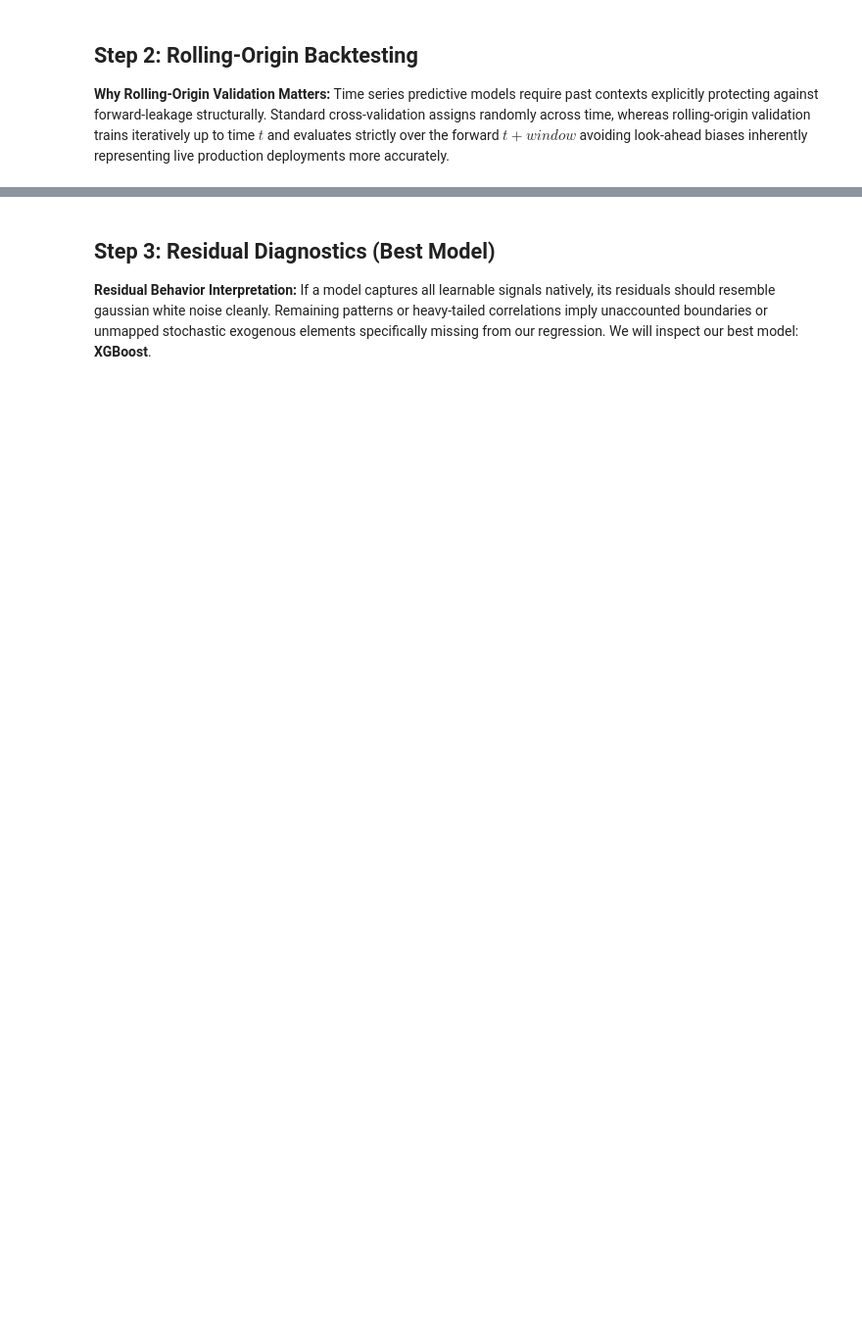
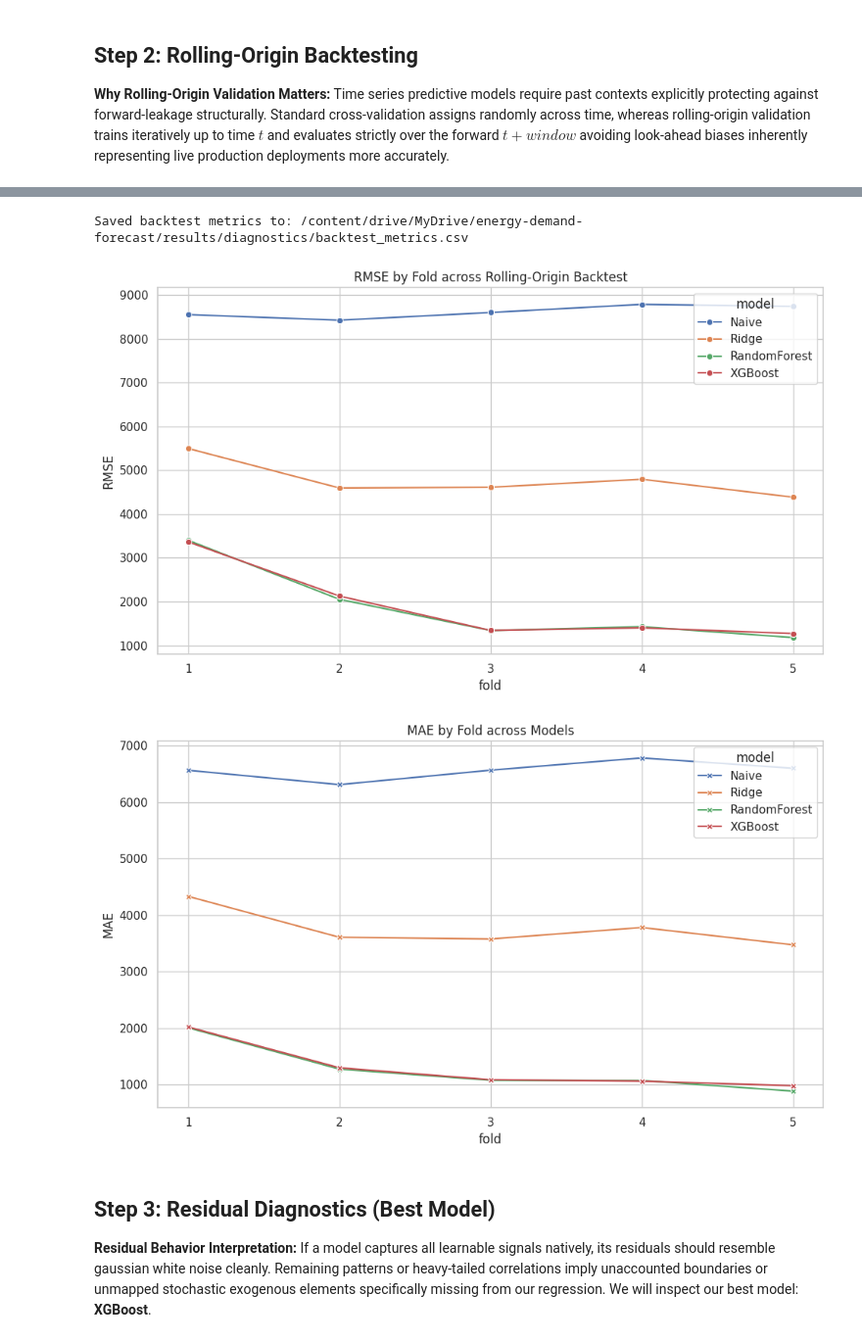
Before and after one commit to lburdman/energy-demand-forecast, a Jupyter notebook: notebooks/05_statistical_validation.ipynb, the cells around one changed output, grey strips where cells are left out. Shown at 98% size. Saved outputs shown, nothing was run; the diff lists cells and outputs as text; code cells hidden in the pictures; blank space fills up the shorter version.

Commit message:
feat: Implement 5-fold rolling-origin backtesting with GPU-accelerated models, and add an agent brief and notebook generation script.

```diff
--- a/notebooks/05_statistical_validation.ipynb
+++ b/notebooks/05_statistical_validation.ipynb
@@ -41,6 +59,10 @@ We rebuild the feature table using the `src.features` pipeline on the OPSD datas
 # %%
 DRIVE_ROOT = "/content/drive/MyDrive/energy-demand-forecast"
 paths = data_loader.get_drive_paths(DRIVE_ROOT)
+paths['diagnostics'] = os.path.join(DRIVE_ROOT, 'results', 'diagnostics')
+
+# Add a diagnostics path
+paths['diagnostics'] = os.path.join(DRIVE_ROOT, 'results', 'diagnostics')
 
 # Load data using existing loader
 print("Loading raw OPSD data...")
@@ -49,7 +71,7 @@ df_clean = data_loader.basic_cleaning(df_raw)
 
 # Rebuild features
 print("Rebuilding feature table...")
-feature_cols, Xy_df = features.build_feature_table(df_clean)
+Xy_df, feature_cols = features.build_feature_table(df_clean)
 
 # Drop any accidental infinite values or NaNs resulting from shifts
 Xy_df = Xy_df.replace([np.inf, -np.inf], np.nan).dropna()
@@ -65,58 +167,31 @@ print(f"Data ready. Train shape: {X_train.shape}, Test shape: {X_test.shape}")
 # %%
-# We define our target columns and model architectures natively
-target_col = 'y'
-train_funcs = {
-    'Naive': None,  # Doesn't need a train function
-    'Ridge': models.train_ridge,
-    'RandomForest': models.train_random_forest,
-    'XGBoost': models.train_xgboost
-}
-
-predict_funcs = {
-    'Naive': models.predict_naive_lag24,
-    'Ridge': lambda m, x: m.predict(x),
-    'RandomForest': lambda m, x: m.predict(x),
-    'XGBoost': lambda m, x: m.predict(x)
-}
-
-test_window = 720 # ~30 days
-n_folds = 5
-
-print(f"Executing {n_folds}-fold rolling-origin backtest...")
-backtest_results = validation.rolling_origin_backtest(
-    df=Xy_df,
-    target_col=target_col,
-    train_funcs=train_funcs,
-    predict_funcs=predict_funcs,
-    test_window=test_window,
-    n_folds=n_folds
-)
-
-display(backtest_results.groupby('model')[['RMSE', 'MAE', 'MAPE']].mean())
-
 # Save metrics
 os.makedirs(paths['diagnostics'], exist_ok=True)
 backtest_path = os.path.join(paths['diagnostics'], 'backtest_metrics.csv')
 backtest_results.to_csv(backtest_path, index=False)
 print(f"Saved backtest metrics to: {backtest_path}")
 
 # Plot RMSE per fold
 plt.figure(figsize=(10, 6))
 sns.lineplot(data=backtest_results, x='fold', y='RMSE', hue='model', marker='o')
 plt.title('RMSE by Fold across Rolling-Origin Backtest')
 plt.xticks(range(1, n_folds + 1))
 plt.tight_layout()
 plt.savefig(os.path.join(paths['diagnostics'], 'backtest_rmse_by_fold.png'))
 plt.show()
 
 # Plot MAE per fold
 plt.figure(figsize=(10, 6))
 sns.lineplot(data=backtest_results, x='fold', y='MAE', hue='model', marker='X')
 plt.title('MAE by Fold across Models')
 plt.xticks(range(1, n_folds + 1))
 plt.tight_layout()
 plt.savefig(os.path.join(paths['diagnostics'], 'backtest_mae_by_fold.png'))
 plt.show()
+# %% [output]
+Saved backtest metrics to: /content/drive/MyDrive/energy-demand-forecast/results/diagnostics/backtest_metrics.csv
+[figure, added]
+[figure, added]
 # %% [markdown]
 ## Step 3: Residual Diagnostics (Best Model)
 
```
Also changed, not shown: parts of 9 cells of this notebook.
